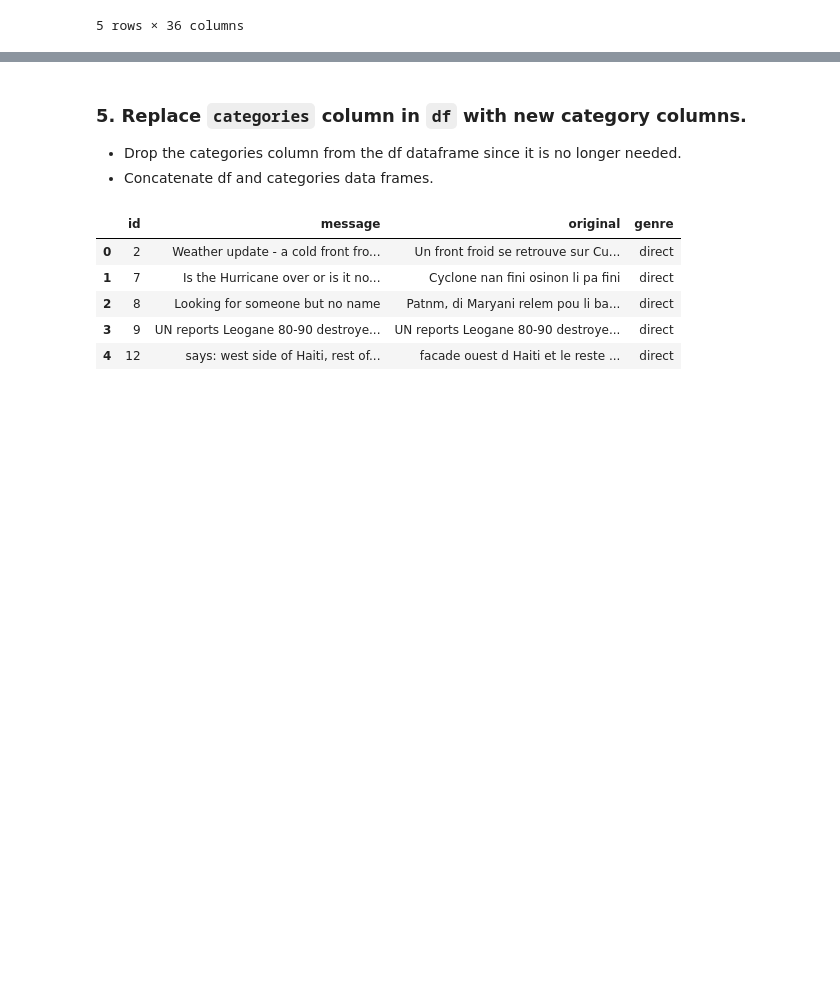
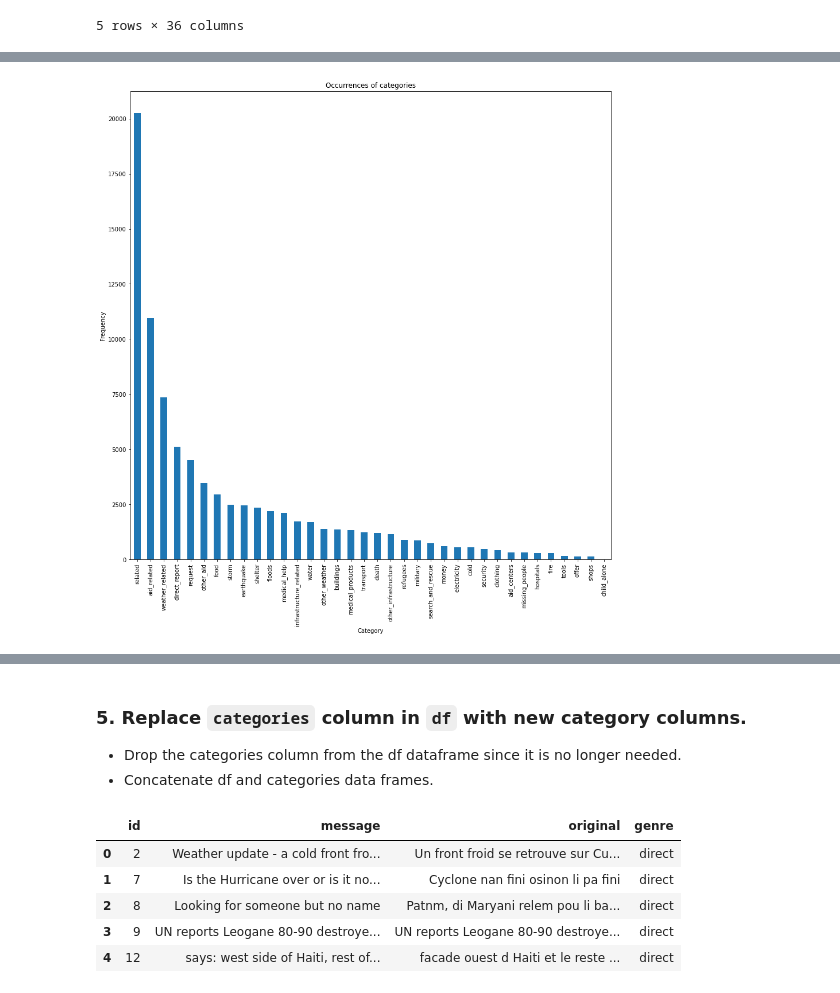
Before and after one commit to mtyszler/Disaster-Response-Project, a Jupyter notebook: exploratory notebooks/ETL Pipeline Preparation.ipynb, the cells around one changed output, grey strips where cells are left out. Cells and saved outputs as stored; diff of their text form; code cells hidden in the pictures; blank space fills up the shorter version.

```diff
--- a/exploratory notebooks/ETL Pipeline Preparation.ipynb
+++ b/exploratory notebooks/ETL Pipeline Preparation.ipynb
@@ -245,0 +351,10 @@ categories.head()
+# %%
+# plot it
+categories.sum().sort_values(ascending = False).plot.bar(
+    ylabel = 'Frequency',
+    xlabel = 'Category',
+    figsize = (15,15),
+    title = 'Occurrences of categories'
+);
+# %% [output]
+[figure, added]
```
Also changed, not shown: parts of 19 cells of this notebook.
